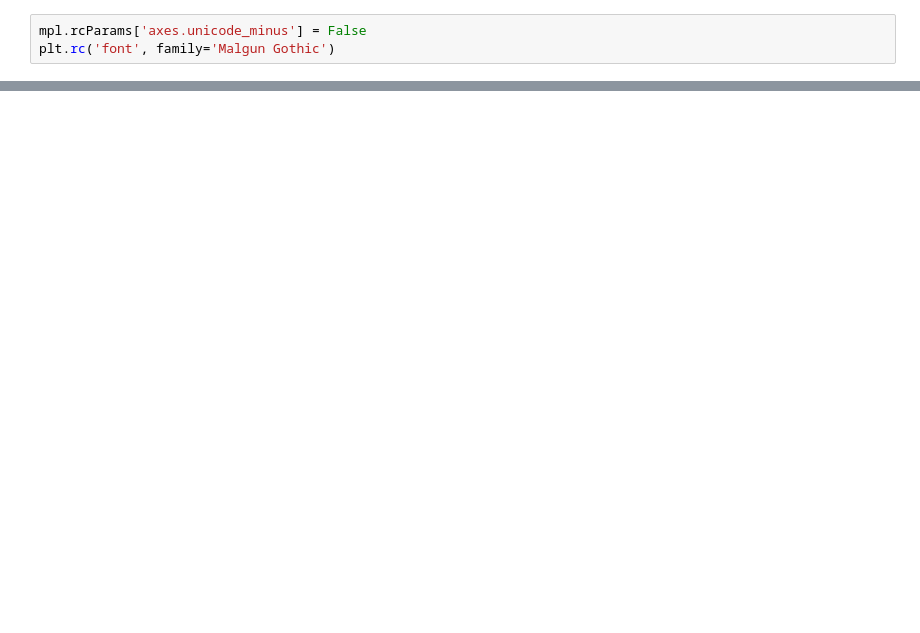
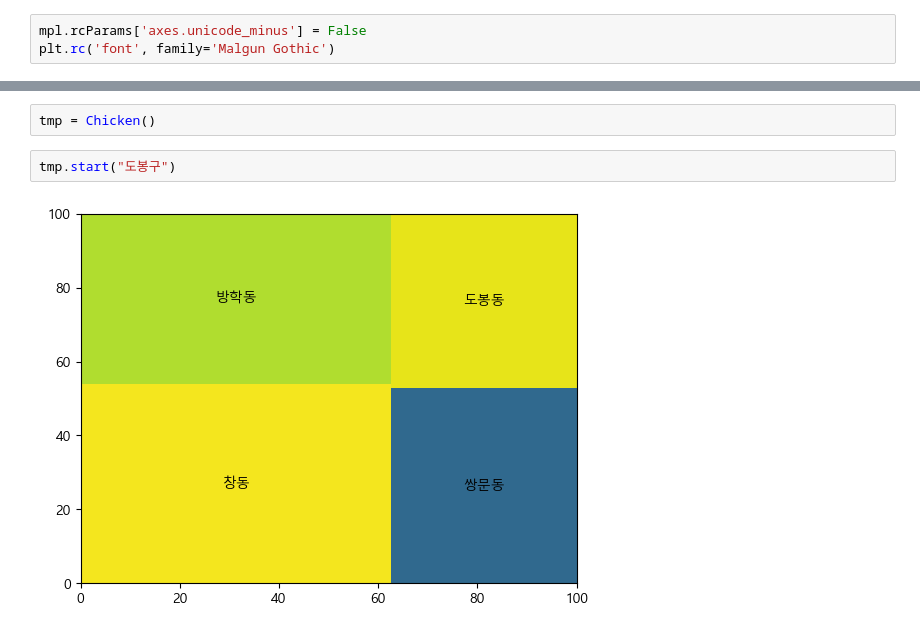
Before and after one commit to lth0813/SeSAC-LECTURE, a Jupyter notebook: 과제/MP3/MP3_final.ipynb, the cells around one changed output, grey strips where cells are left out. Cells and saved outputs as stored; diff of their text form; blank space fills up the shorter version.

```diff
--- a/과제/MP3/MP3_final.ipynb
+++ b/과제/MP3/MP3_final.ipynb
@@ -203,0 +185,6 @@ chicken_map
+# %%
+tmp = Chicken()
+# %%
+tmp.start("도봉구")
+# %% [output]
+[figure, added]
```
Also changed, not shown: parts of 10 cells of this notebook, 6 other files.
